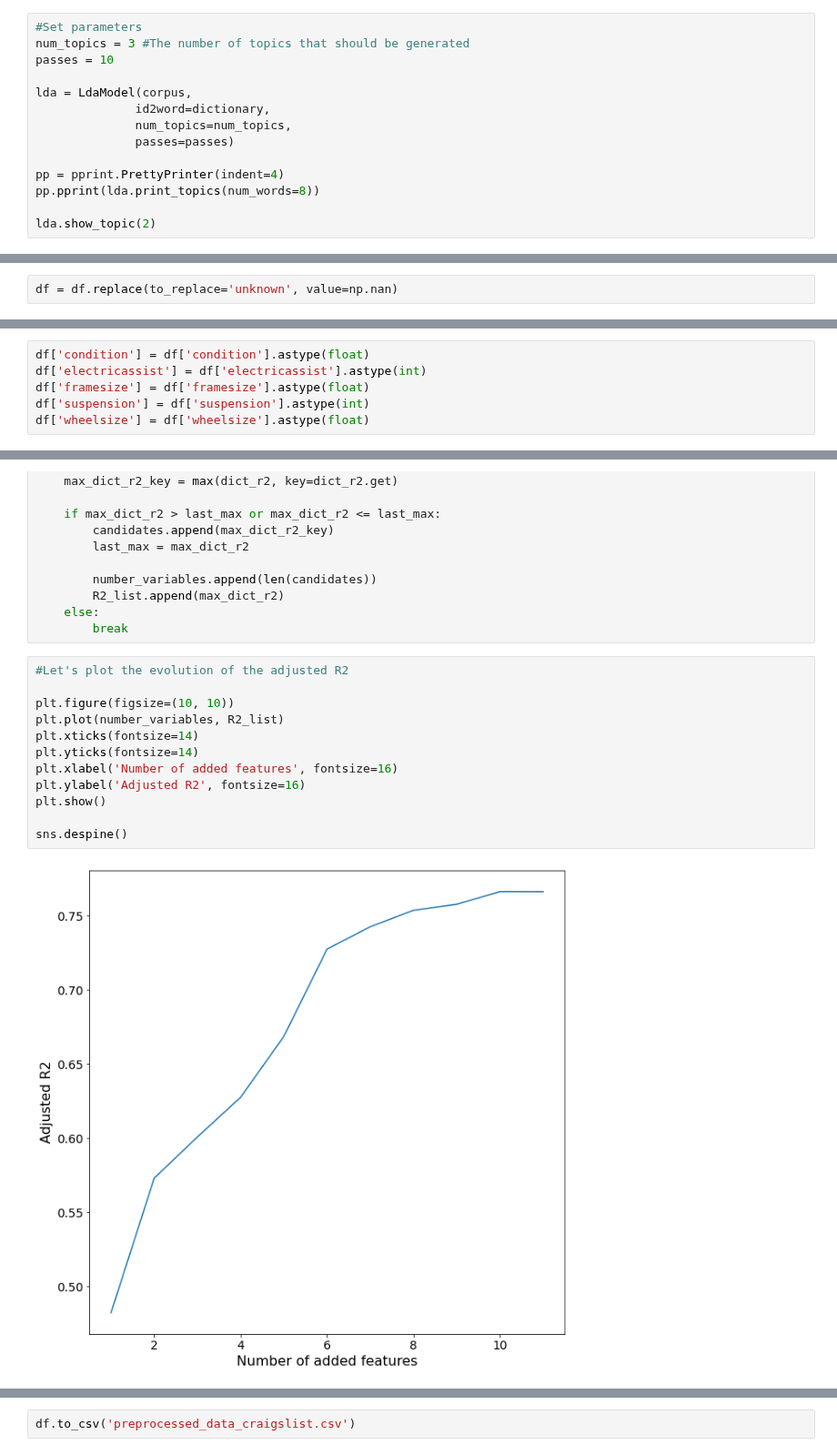
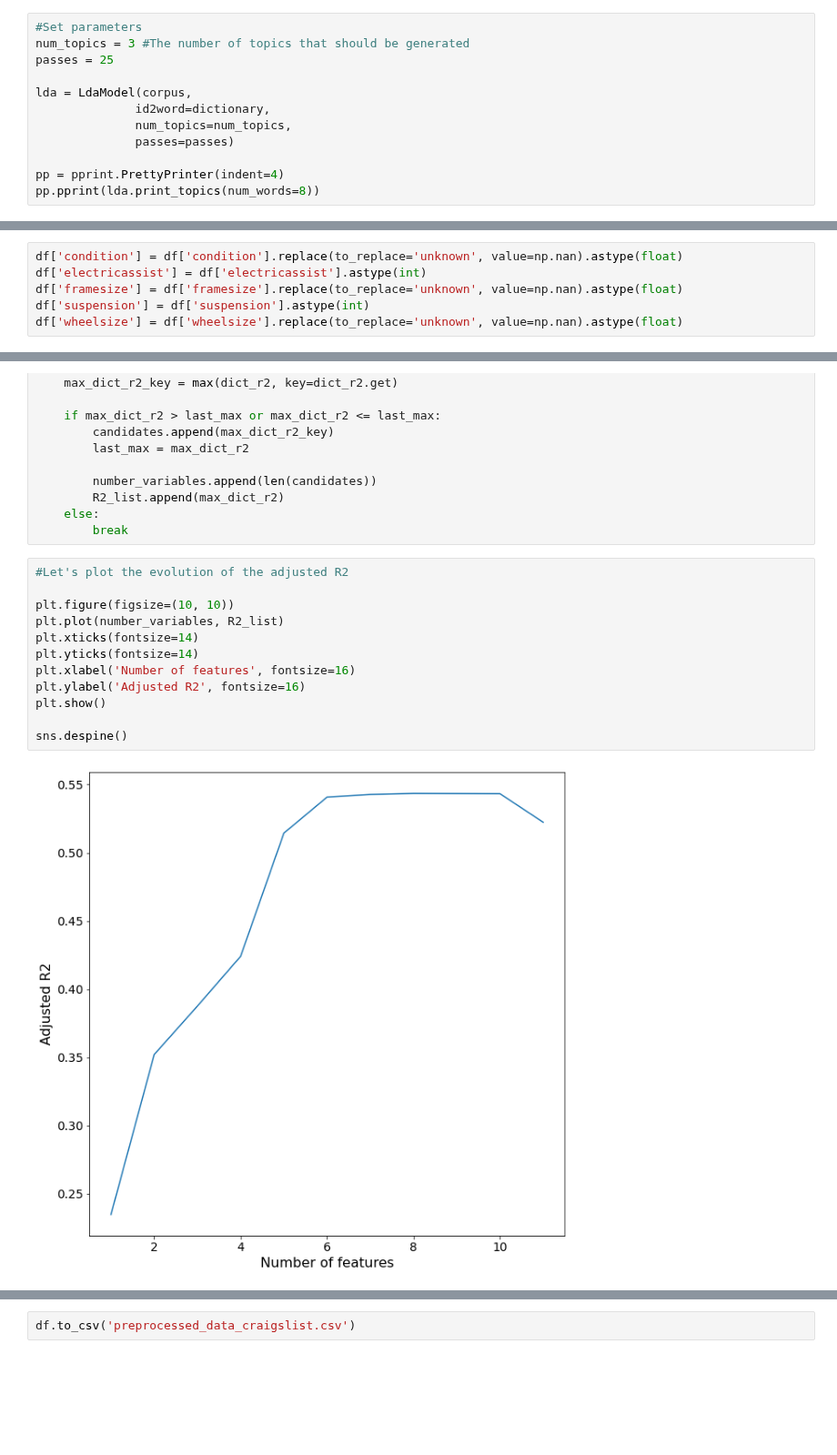
Before and after one commit to noeht/Data-Analytics---BEstimate, a Jupyter notebook: craigslist_preprocessing.ipynb, the cells around one changed output, grey strips where cells are left out. Shown at 91% size. Drawn from its saved outputs; the diff is of its cells as text; blank space fills up the shorter version.

```diff
--- a/craigslist_preprocessing.ipynb
+++ b/craigslist_preprocessing.ipynb
@@ -947,7 +949,7 @@ corpus = [dictionary.doc2bow(text) for text in texts] #(word_id,freq) pairs by s
 # %%
 #Set parameters
 num_topics = 3 #The number of topics that should be generated
-passes = 10
+passes = 25
 
 lda = LdaModel(corpus,
               id2word=dictionary,
@@ -956,7 +958,5 @@ lda = LdaModel(corpus,
 
 pp = pprint.PrettyPrinter(indent=4)
 pp.pprint(lda.print_topics(num_words=8))
-
-lda.show_topic(2)
 # %% [output]
 [   (   0,
@@ -1235,8 +1225,6 @@ m
 # Feature Selection
 # %% [markdown]
 ## Explainability: Benjamini Hochberg procedure & p-values
-# %%
-df = df.replace(to_replace='unknown', value=np.nan)
 # %%
 important_attributes = ['numimage','condition', 'bicycleframematerial', 'bicycletype','braketype',
                         'electricassist', 'framesize', 'handlebartype','suspension','wheelsize','sizedimensions']
@@ -1262,11 +1250,11 @@ wheelsize               float64
 sizedimensions            int64
 dtype: object
 # %%
-df['condition'] = df['condition'].astype(float)
+df['condition'] = df['condition'].replace(to_replace='unknown', value=np.nan).astype(float)
 df['electricassist'] = df['electricassist'].astype(int)
-df['framesize'] = df['framesize'].astype(float)
+df['framesize'] = df['framesize'].replace(to_replace='unknown', value=np.nan).astype(float)
 df['suspension'] = df['suspension'].astype(int)
-df['wheelsize'] = df['wheelsize'].astype(float)
+df['wheelsize'] = df['wheelsize'].replace(to_replace='unknown', value=np.nan).astype(float)
 # %%
 candidates = []
 
@@ -1630,17 +1620,17 @@ while(len(candidates)<len(df.columns)-1):
 # %%
 #Let's plot the evolution of the adjusted R2
 
 plt.figure(figsize=(10, 10))
 plt.plot(number_variables, R2_list)
 plt.xticks(fontsize=14)
 plt.yticks(fontsize=14)
-plt.xlabel('Number of added features', fontsize=16)
+plt.xlabel('Number of features', fontsize=16)
 plt.ylabel('Adjusted R2', fontsize=16)
 plt.show()
 
 sns.despine()
 # %% [output]
-[figure, old version]
+[figure, new version]
 <Figure size 432x288 with 0 Axes>
 # %%
 df.to_csv('preprocessed_data_craigslist.csv')
```
Also changed, not shown: parts of 40 cells of this notebook, 13 other files.
